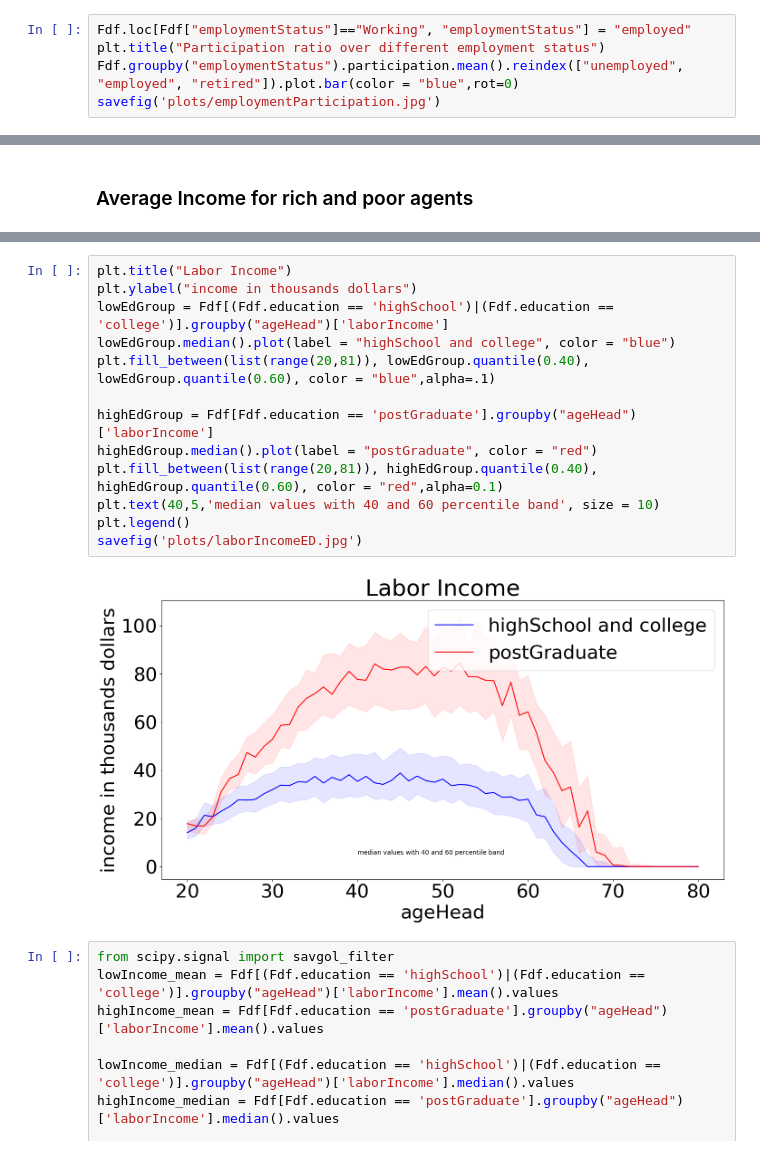
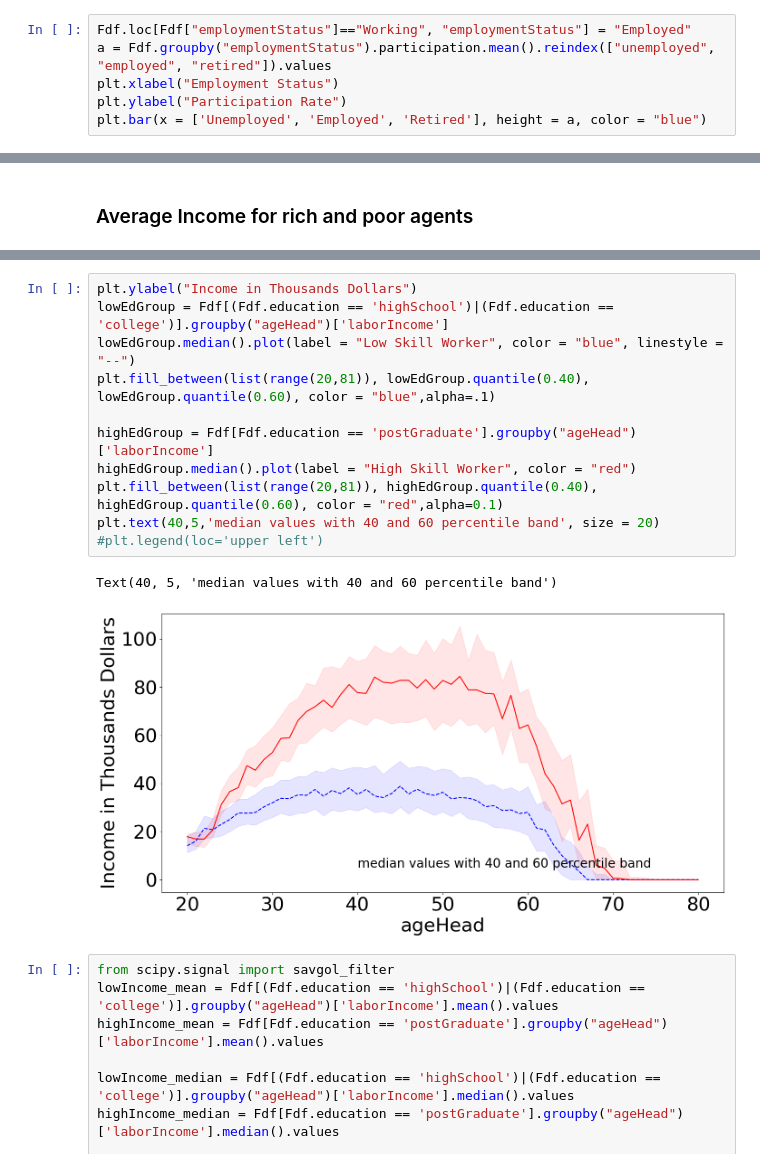
Before and after one commit to dongxulee/lifeCycleP, a Jupyter notebook: family/Household.ipynb, the cells around one changed output, grey strips where cells are left out. Saved outputs shown, nothing was run; the diff lists cells and outputs as text.

```diff
--- a/family/Household.ipynb
+++ b/family/Household.ipynb
@@ -36,6 +38,7 @@ savefig('plots/educationParticipation.jpg')
 # %%
-Fdf.loc[Fdf["employmentStatus"]=="Working", "employmentStatus"] = "employed"
-plt.title("Participation ratio over different employment status")
-Fdf.groupby("employmentStatus").participation.mean().reindex(["unemployed", "employed", "retired"]).plot.bar(color = "blue",rot=0)
-savefig('plots/employmentParticipation.jpg')
+Fdf.loc[Fdf["employmentStatus"]=="Working", "employmentStatus"] = "Employed"
+a = Fdf.groupby("employmentStatus").participation.mean().reindex(["unemployed", "employed", "retired"]).values
+plt.xlabel("Employment Status")
+plt.ylabel("Participation Rate")
+plt.bar(x = ['Unemployed', 'Employed', 'Retired'], height = a, color = "blue")
 # %% [output]
@@ -90,18 +88,17 @@ savefig('plots/wealthWithHomeEquityED.jpg')
 # %%
-plt.title("Labor Income")
-plt.ylabel("income in thousands dollars")
+plt.ylabel("Income in Thousands Dollars")
 lowEdGroup = Fdf[(Fdf.education == 'highSchool')|(Fdf.education == 'college')].groupby("ageHead")['laborIncome']
-lowEdGroup.median().plot(label = "highSchool and college", color = "blue")
+lowEdGroup.median().plot(label = "Low Skill Worker", color = "blue", linestyle = "--")
 plt.fill_between(list(range(20,81)), lowEdGroup.quantile(0.40), lowEdGroup.quantile(0.60), color = "blue",alpha=.1)
 
 highEdGroup = Fdf[Fdf.education == 'postGraduate'].groupby("ageHead")['laborIncome']
-highEdGroup.median().plot(label = "postGraduate", color = "red")
+highEdGroup.median().plot(label = "High Skill Worker", color = "red")
 plt.fill_between(list(range(20,81)), highEdGroup.quantile(0.40), highEdGroup.quantile(0.60), color = "red",alpha=0.1)
-plt.text(40,5,'median values with 40 and 60 percentile band', size = 10)
-plt.legend()
-savefig('plots/laborIncomeED.jpg')
+plt.text(40,5,'median values with 40 and 60 percentile band', size = 20)
+#plt.legend(loc='upper left')
 # %% [output]
+Text(40, 5, 'median values with 40 and 60 percentile band')
-[figure, old version]
+[figure, new version]
 # %%
 from scipy.signal import savgol_filter
 lowIncome_mean = Fdf[(Fdf.education == 'highSchool')|(Fdf.education == 'college')].groupby("ageHead")['laborIncome'].mean().values
```
Also changed, not shown: parts of 11 cells of this notebook, 10 other files.
